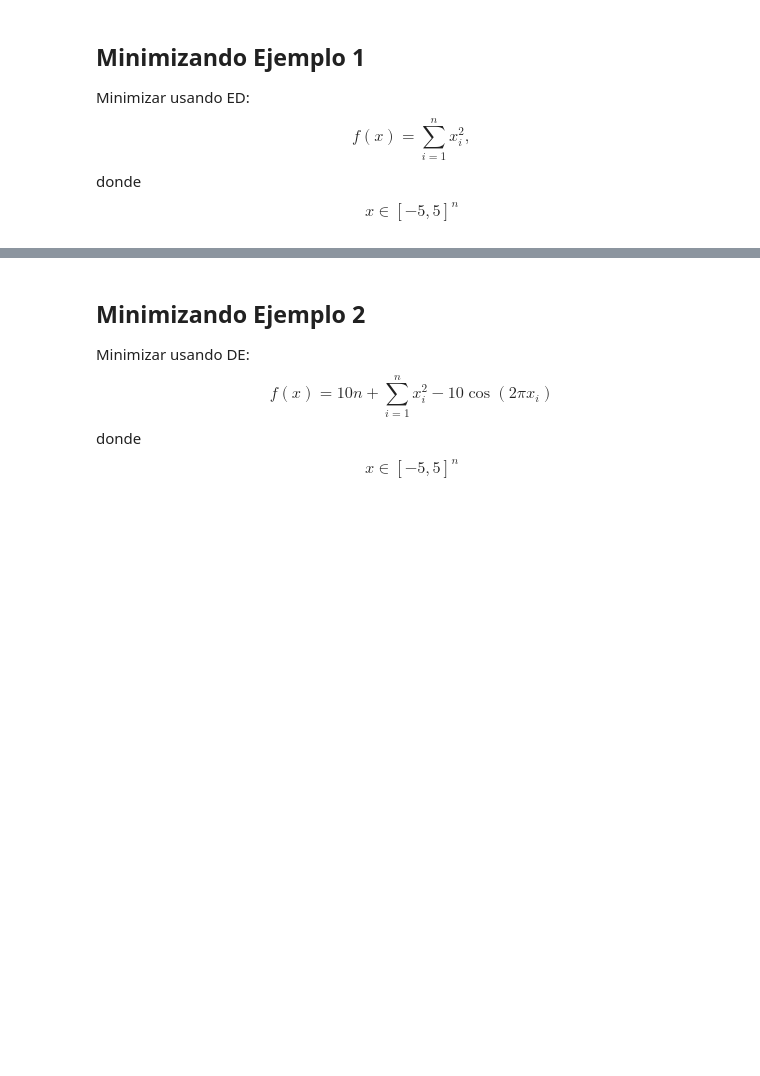
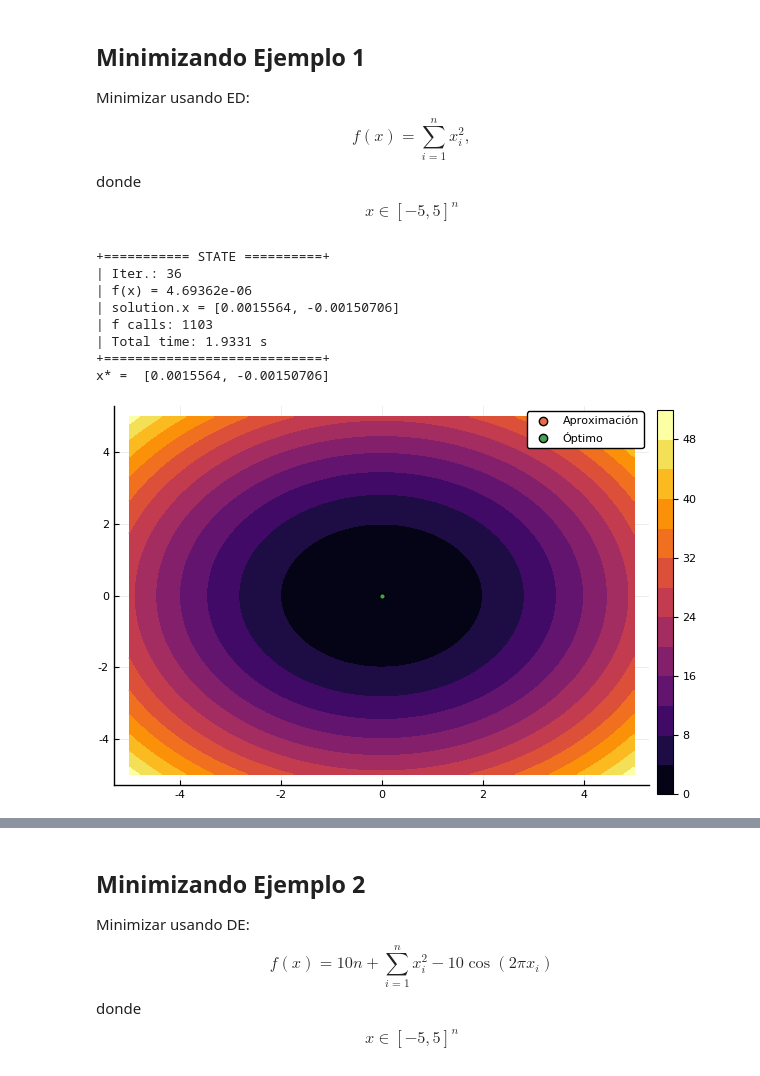
Before and after one commit to jmejia8/julia-python, a Jupyter notebook: ejemplo.ipynb, the cells around one changed output, grey strips where cells are left out. Drawn from its saved outputs; the diff is of its cells as text; code cells hidden in the pictures; blank space fills up the shorter version.

```diff
--- a/ejemplo.ipynb
+++ b/ejemplo.ipynb
@@ -52,29 +56,44 @@ $$
 # %%
 # función objetivo
 f(x⃗) = sum(x⃗.^2)
+
+# información del problema
+información = Information(f_optimum = 0.0)
+opciones = Options(store_convergence = true, f_tol = 1e-5)
 
 # dimensión del problema
 D = 2
 
 # parámetros ED
-evolucion_diferencial = DE(
+evolucion_diferencial = DE(information = información, options=opciones,
     N = 30,  # tamaño población
     F  = 1.0, # Tamaño de paso
-    CR = 0.9 # cruza
+    CR = 0.9, # cruza
 )
+
 
 limites = Matrix([-5.0ones(D)  5ones(D)]')
 
 # optimizando con Evolución diferencial
 resultado = optimize(f, limites, evolucion_diferencial)
 display(resultado)
 x = resultado.best_sol.x
 println("x* =  ", x)
 
 # para graficar
 X = range(-5, 5, length=100)
 Y = range(-5, 5, length=100)
 contourf(X, Y, f)
 
 scatter!([x[1]], [x[2]], label="Aproximación")
 scatter!([0.0], [0.0], label="Óptimo")
+# %% [output]
++=========== STATE ==========+
+| Iter.: 36
+| f(x) = 4.69362e-06
+| solution.x = [0.0015564, -0.00150706]
+| f calls: 1103
+| Total time: 1.9331 s
++============================+
+x* =  [0.0015564, -0.00150706]
+[figure, added]
```
Also changed, not shown: parts of 9 cells of this notebook.
